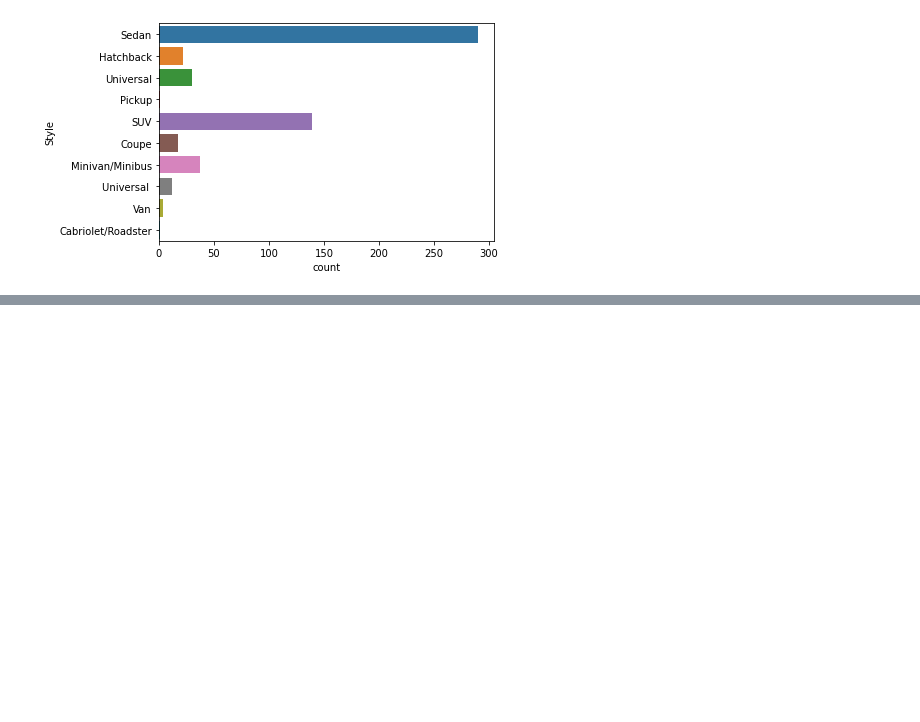
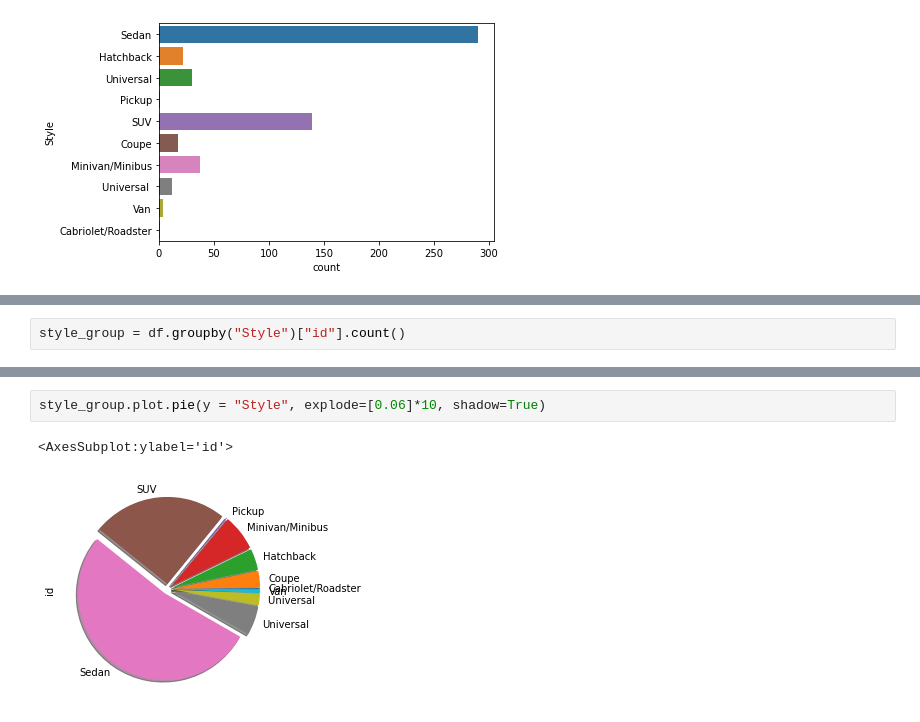
Before and after one commit to AnushavanAleksanyan/Computer_Vision_proj, a Jupyter notebook: src/notebooks/data_exploring.ipynb, the cells around one changed output, grey strips where cells are left out. Cells and saved outputs as stored; diff of their text form; blank space fills up the shorter version.

```diff
--- a/src/notebooks/data_exploring.ipynb
+++ b/src/notebooks/data_exploring.ipynb
@@ -34,0 +61,2 @@ sns.countplot(y="Style", data=df)
+# %%
+style_group = df.groupby("Style")["id"].count()
@@ -34,0 +69,5 @@ sns.countplot(y="Style", data=df)
+# %%
+style_group.plot.pie(y = "Style", explode=[0.06]*10, shadow=True)
+# %% [output]
+<AxesSubplot:ylabel='id'>
+[figure, added]
```
Also changed, not shown: parts of 6 cells of this notebook.
